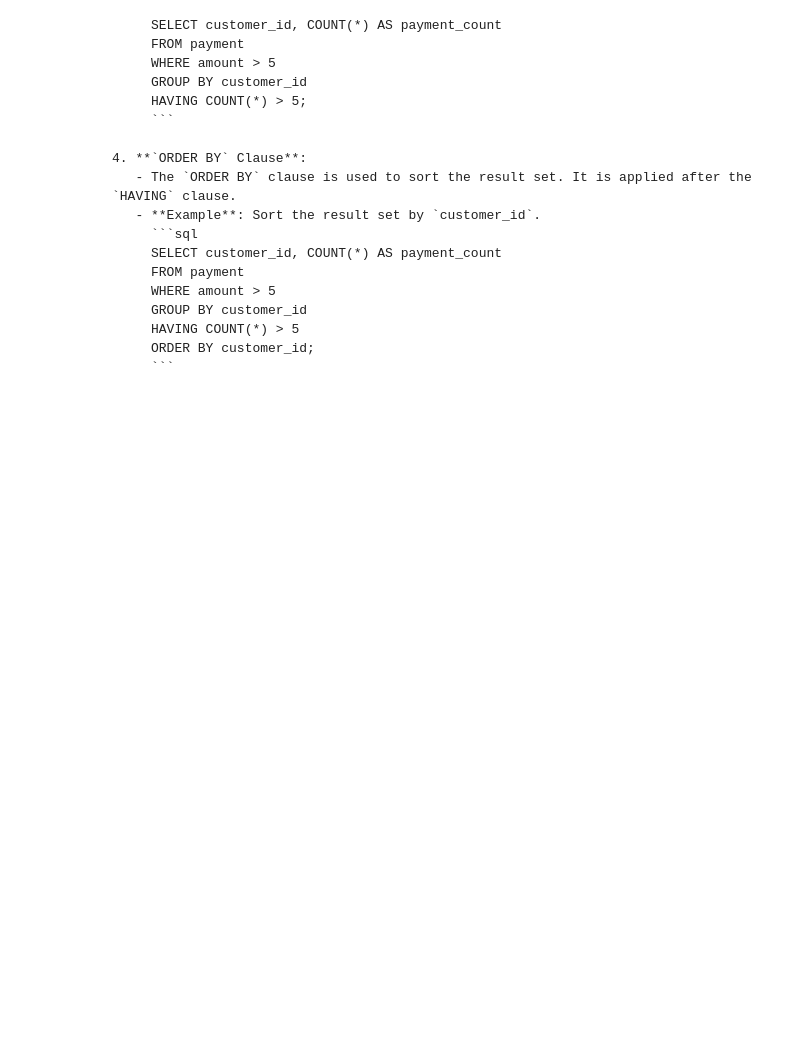
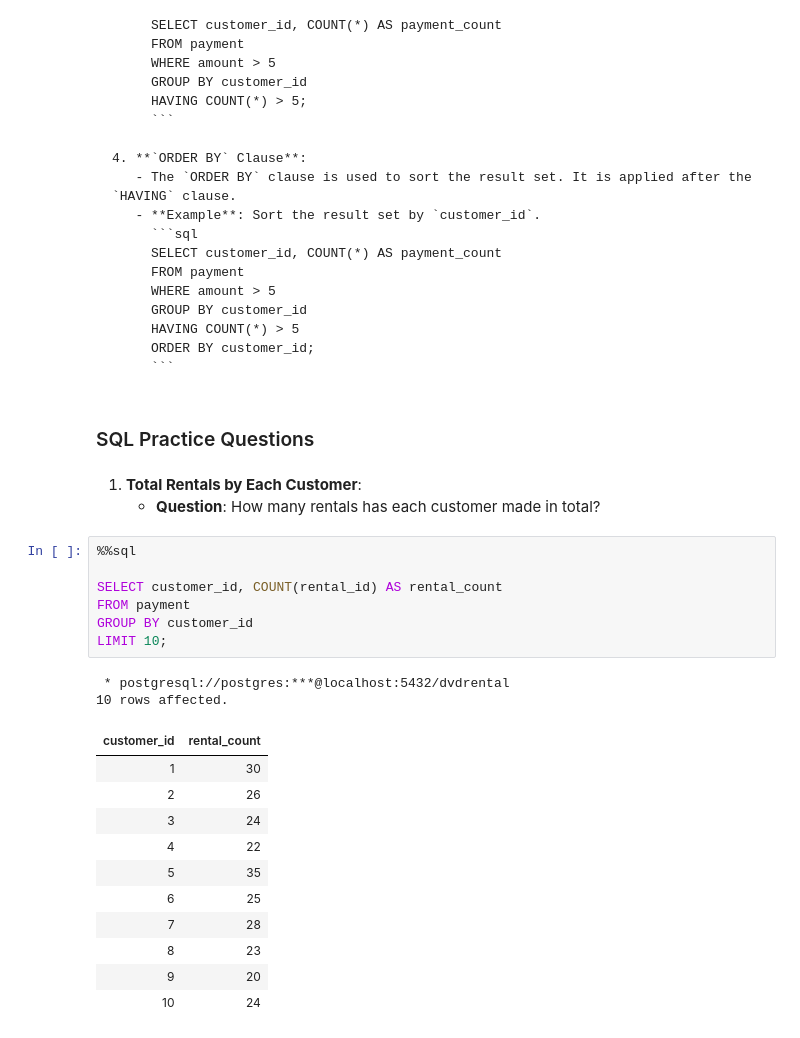
Before and after one commit to TRU-DASC/DASC_5410_students, a Jupyter notebook: _sources/lectures/lecture5.ipynb, the cells around one changed output. Drawn from its saved outputs; the diff is of its cells as text; blank space fills up the shorter version.

````diff
--- a/_sources/lectures/lecture5.ipynb
+++ b/_sources/lectures/lecture5.ipynb
@@ -540,3 +560,29 @@ LIMIT 10;
      ORDER BY customer_id;
      ```
 ```
+# %% [markdown]
+### SQL Practice Questions
+# %% [markdown]
+1. **Total Rentals by Each Customer**:
+   - **Question**: How many rentals has each customer made in total?
+# %%
+%%sql
+
+SELECT customer_id, COUNT(rental_id) AS rental_count
+FROM payment
+GROUP BY customer_id
+LIMIT 10;
+# %% [output]
+ * postgresql://postgres:***@localhost:5432/dvdrental
+10 rows affected.
+| customer_id | rental_count |
+| 1 | 30 |
+| 2 | 26 |
+| 3 | 24 |
+| 4 | 22 |
+| 5 | 35 |
+| 6 | 25 |
+| 7 | 28 |
+| 8 | 23 |
+| 9 | 20 |
+| 10 | 24 |
````
Also changed, not shown: parts of 14 cells of this notebook, 2 other files.
